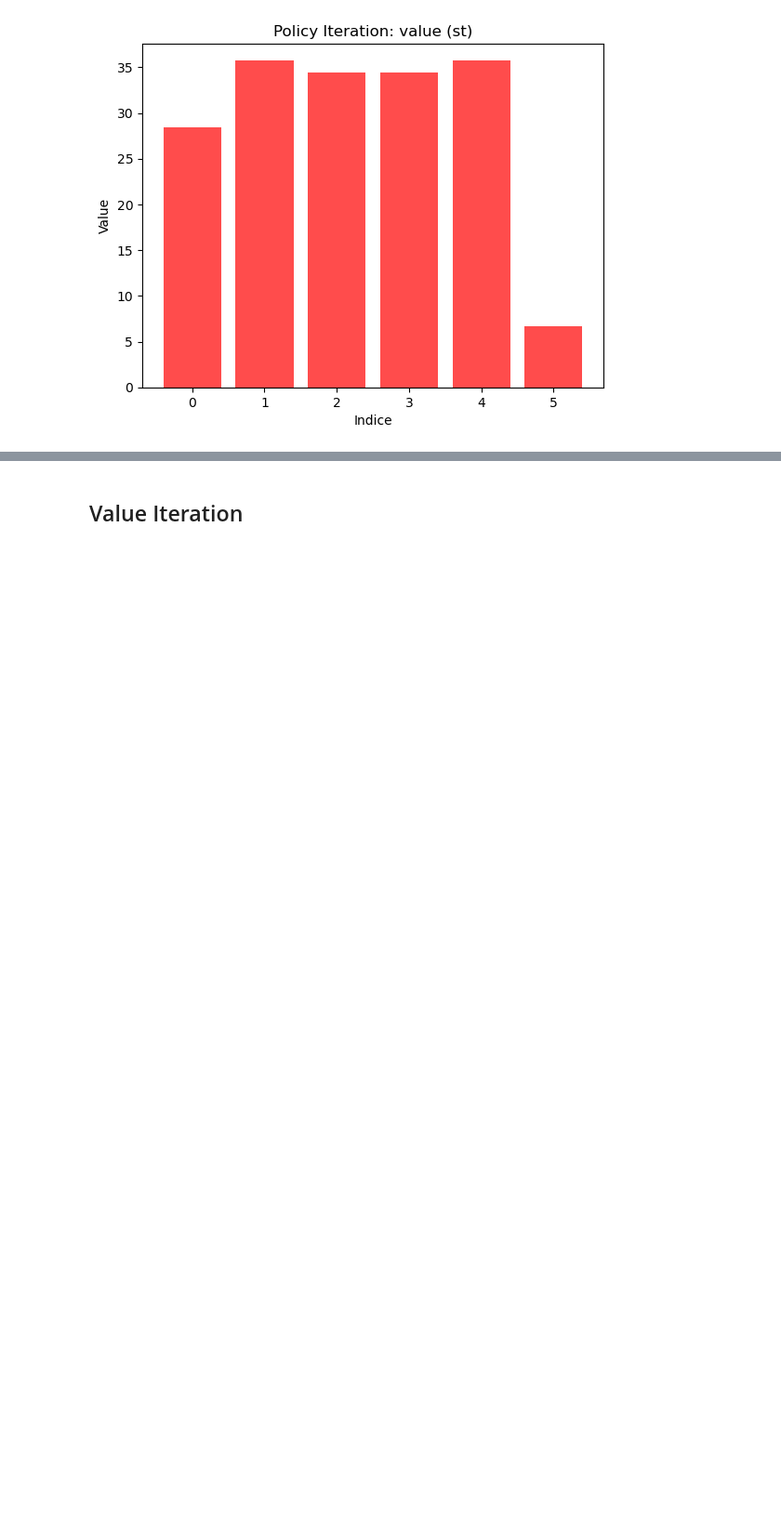
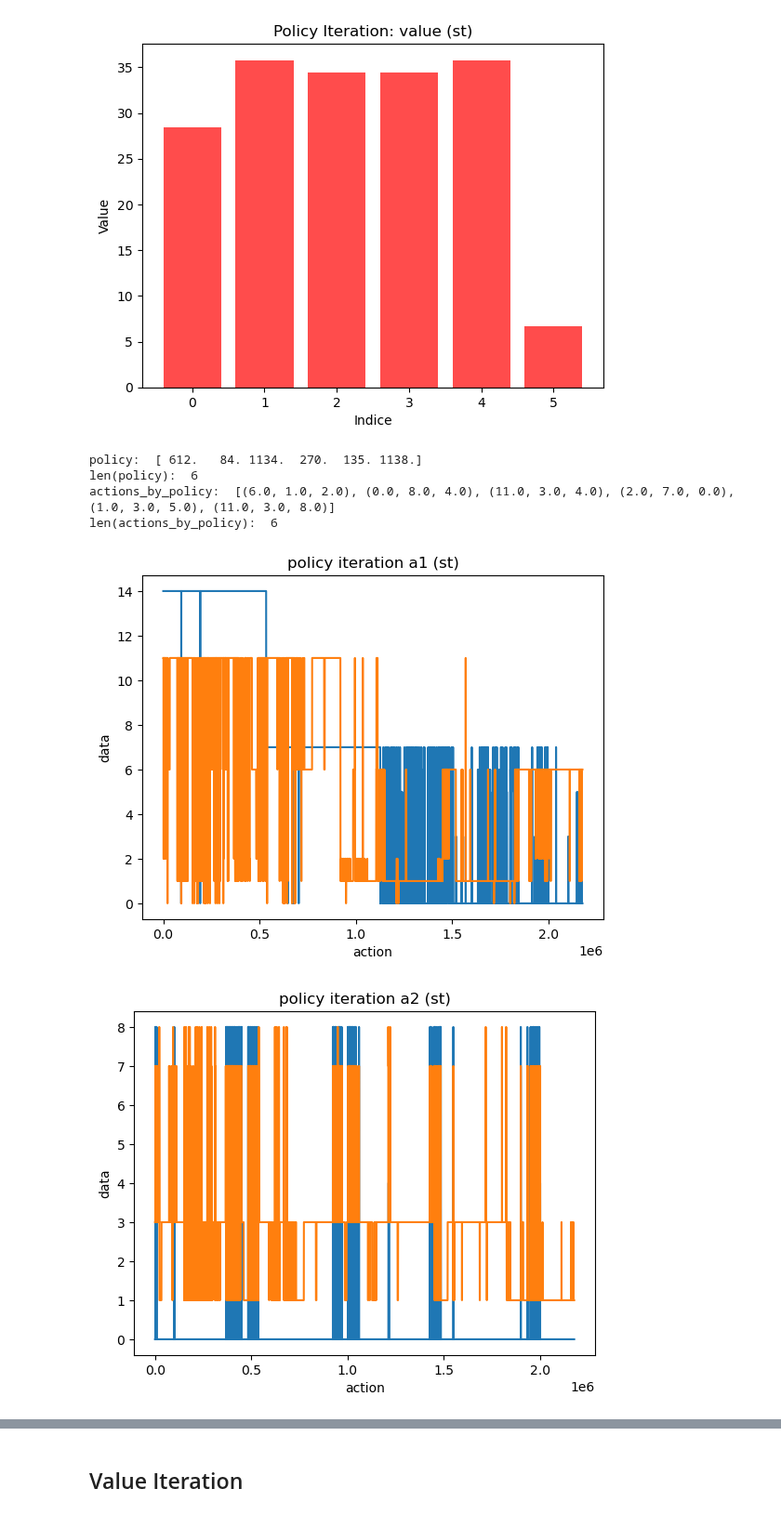
Before and after one commit to edoardorossi1995/Tesi, a Jupyter notebook: policy_algorithms.ipynb, the cells around one changed output, grey strips where cells are left out. Shown at 93% size. Drawn from its saved outputs; the diff is of its cells as text; code cells hidden in the pictures; blank space fills up the shorter version.

```diff
--- a/policy_algorithms.ipynb
+++ b/policy_algorithms.ipynb
@@ -173,3 +237,74 @@ policy:  [ 612.   84. 1134.  270.  135. 1138.]
 value:  [28.45149008 35.76869964 34.43884115 34.38175382 35.77062473  6.65623333]
 [figure]
 [figure]
+# %%
+actions_by_policy = []
+for i in range(len(policy)):
+    ret = ind2sub3d(policy[i], (16,10,10))
+    actions_by_policy.append(ret)
+
+print("policy: ", policy)
+print("len(policy): ", len(policy))
+print("actions_by_policy: ", actions_by_policy)
+print("len(actions_by_policy): ", len(actions_by_policy))
+
+a1_intervals = [0.0, 7.1671, 14.3342, 21.5013, 28.6683, 35.8354, 43.0025, 50.1696, 57.3367, 64.5038, 71.6709, 78.8379, 86.005, 93.1721, 100.3392, 107.5063]
+a2_intervals = [0.0, 0.125, 0.25, 0.375, 0.5, 0.625, 0.75, 0.875, 1.0, 1.125]
+a3_intervals = [0.0, 0.125, 0.25, 0.375, 0.5, 0.625, 0.75, 0.875, 1.0, 1.125]
+
+abp1 = []
+abp2 = []
+abp3 = []
+
+for i in range(len(actions_by_policy)):
+    abp1.append(actions_by_policy[i][0])
+    abp2.append(actions_by_policy[i][1])
+    abp3.append(actions_by_policy[i][2])
+
+
+a1_discrete_plot = []
+a2_discrete_plot = []
+a3_discrete_plot = []
+
+for i in range(df.shape[0]):
+    a1_discrete_plot.append(a1_intervals.index(df.iloc[i]['a1_discrete']))
+    a2_discrete_plot.append(a2_intervals.index(df.iloc[i]['a2_discrete']))
+    a3_discrete_plot.append(a3_intervals.index(df.iloc[i]['a3_discrete']))
+
+
+plt.plot(a1_discrete_plot)
+policy_plot_1 = []
+for i in range(df.shape[0]):
+    policy_plot_1.append(abp1[cluster_kmeans_st['cluster'][i]])
+plt.plot(policy_plot_1)
+plt.xlabel('action')
+plt.ylabel('data')
+plt.title('policy iteration a1 (st)')
+plt.show()
+
+plt.plot(a2_discrete_plot)
+policy_plot_2 = []
+for i in range(df.shape[0]):
+    policy_plot_2.append(abp2[cluster_kmeans_st['cluster'][i]])
+plt.plot(policy_plot_2)
+plt.xlabel('action')
+plt.ylabel('data')
+plt.title('policy iteration a2 (st)')
+plt.show()
+
+plt.plot(a3_discrete_plot)
+policy_plot_3 = []
+for i in range(df.shape[0]):
+    policy_plot_3.append(abp3[cluster_kmeans_st['cluster'][i]])
+plt.plot(policy_plot_3)
+plt.xlabel('action')
+plt.ylabel('data')
+plt.title('policy iteration a3 (st)')
+plt.show()
+# %% [output]
+policy:  [ 612.   84. 1134.  270.  135. 1138.]
+len(policy):  6
+actions_by_policy:  [(6.0, 1.0, 2.0), (0.0, 8.0, 4.0), (11.0, 3.0, 4.0), (2.0, 7.0, 0.0), (1.0, 3.0, 5.0), (11.0, 3.0, 8.0)]
+len(actions_by_policy):  6
+[figure, added]
+[figure, added]
```
Also changed, not shown: parts of 13 cells of this notebook, 1 other file.
